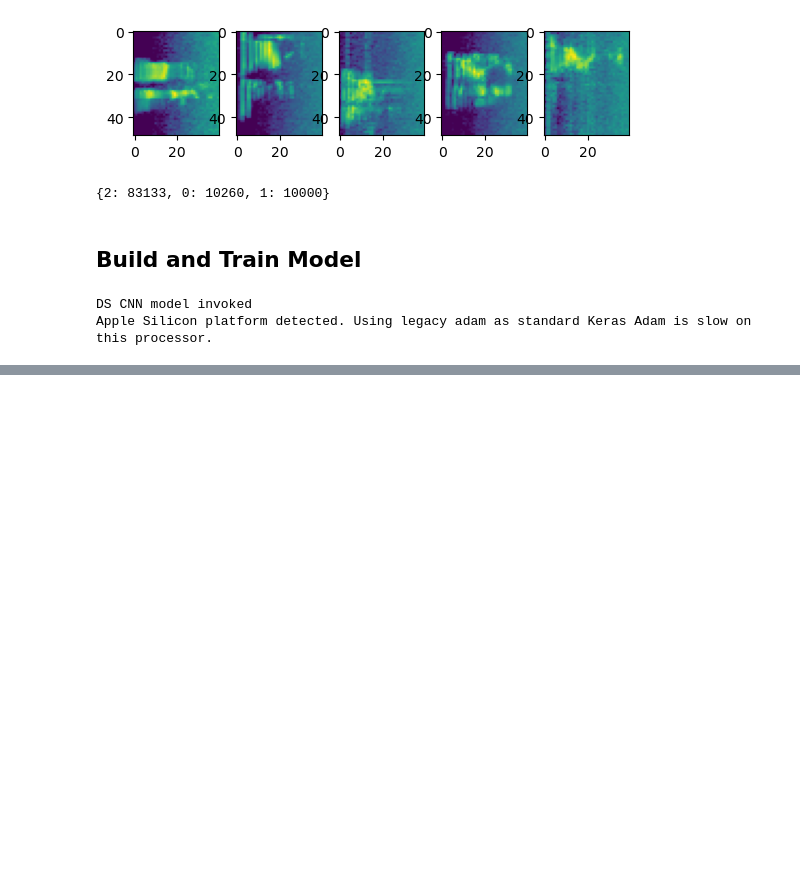
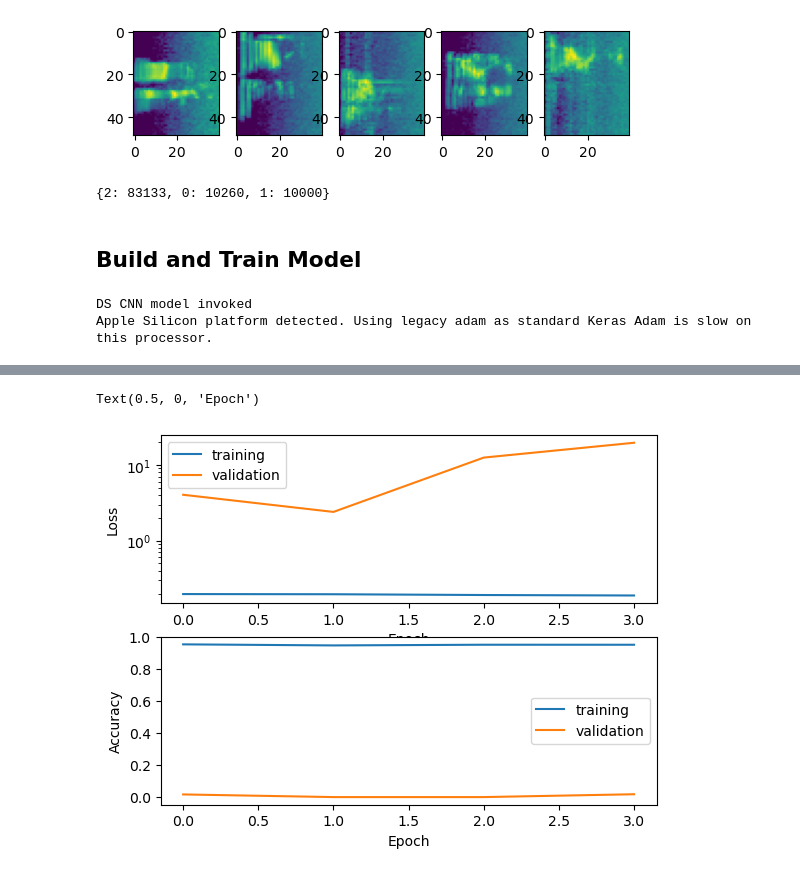
Before and after one commit to mlcommons/tiny, a Jupyter notebook: benchmark/training/streaming_wakeword/demo.ipynb, the cells around one changed output, grey strips where cells are left out. Drawn from its saved outputs; the diff is of its cells as text; code cells hidden in the pictures; blank space fills up the shorter version.

```diff
--- a/benchmark/training/streaming_wakeword/demo.ipynb
+++ b/benchmark/training/streaming_wakeword/demo.ipynb
@@ -526,6 +566,6 @@ Apple Silicon platform detected. Using legacy adam as standard Keras Adam is slo
 # %%
 callbacks = util.get_callbacks(args=Flags)
 train_hist = model.fit(ds_train, validation_data=ds_val, callbacks=callbacks,
-                       epochs=2, steps_per_epoch=10)
+                       epochs=4)
 # %% [output]
 Epoch 1: LearningRateScheduler setting learning rate to 0.0005.
@@ -538,0 +594,14 @@ Epoch 2/2
+# %%
+plt.subplot(2,1,1)
+plt.semilogy(train_hist.epoch, train_hist.history['loss'], train_hist.history['val_loss'])
+plt.legend(['training', 'validation'])
+plt.ylabel('Loss')
+plt.xlabel('Epoch')
+plt.subplot(2,1,2)
+plt.plot(train_hist.epoch, train_hist.history['sparse_categorical_accuracy'], train_hist.history['val_sparse_categorical_accuracy'])
+plt.legend(['training', 'validation'])
+plt.ylabel('Accuracy')
+plt.xlabel('Epoch')
+# %% [output]
+Text(0.5, 0, 'Epoch')
+[figure, added]
```
Also changed, not shown: parts of 9 cells of this notebook, 2 other files.
